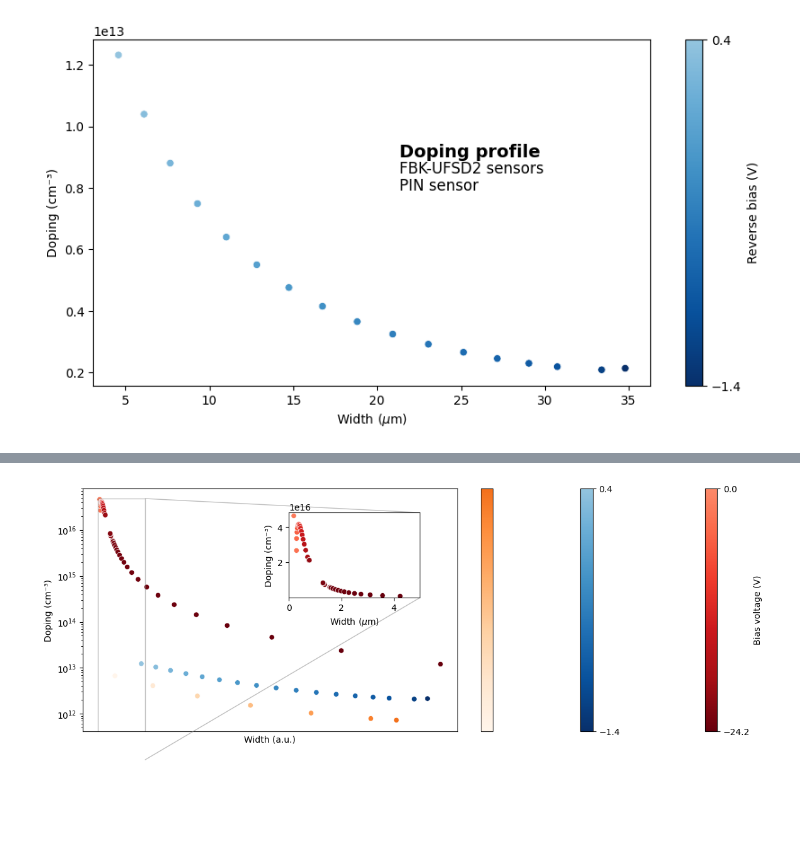
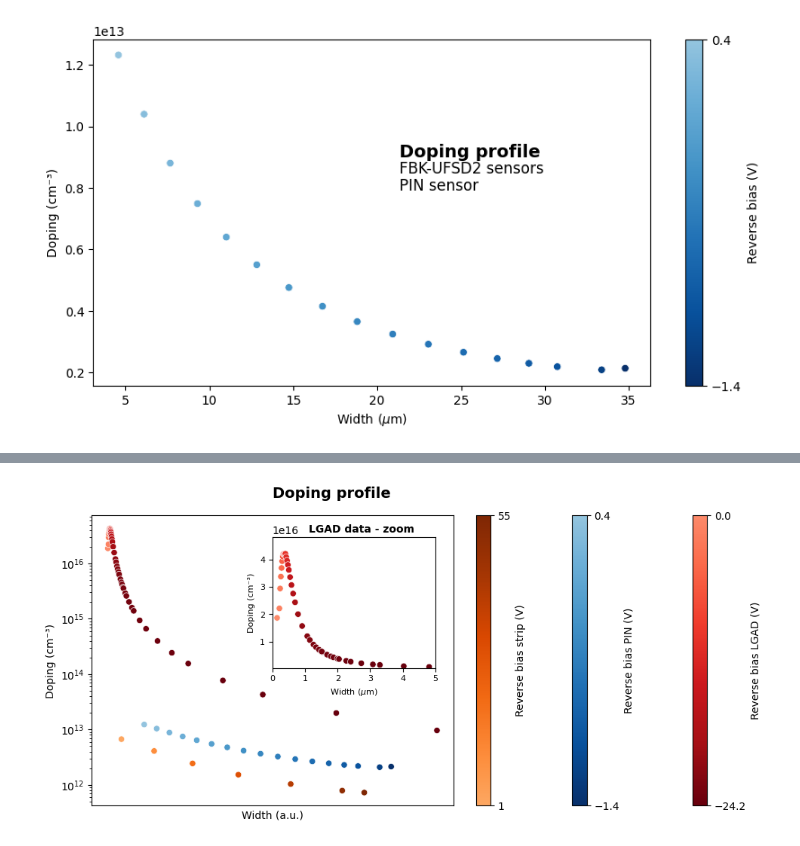
Before and after one commit to GiorgioAlbertoLucia/LabFNS2, a Jupyter notebook: Probe-station/src/test_depletion.ipynb, the cells around one changed output, grey strips where cells are left out. Drawn from its saved outputs; the diff is of its cells as text; code cells hidden in the pictures; blank space fills up the shorter version.

Commit message:
Improved plots for depletion studies

```diff
--- a/Probe-station/src/test_depletion.ipynb
+++ b/Probe-station/src/test_depletion.ipynb
@@ -109,6 +109,9 @@ cbar.set_label("V")
 plt.show()
 # %% [output]
 [figure]
+# %%
+from matplotlib.ticker import ScalarFormatter
+formatter = ScalarFormatter(useMathText=True)
 # %%
 PinDF = pd.read_csv("../data/output/depletion_voltage_PiN_verbose.txt", delim_whitespace=True, index_col=0)
 LGADDF = pd.read_csv("../data/output/depletion_voltage_LGAD_verbose.txt", delim_whitespace=True, index_col=0)
@@ -224,10 +236,11 @@ LGADDF["W"]=LGADDF["W"]*0.7   # put this in a.u. -> better comparison
 StripDF["W"]=StripDF["W"]/10
 # %%
 # Create a scatterplot
-f, ax = plt.subplots(figsize=(13, 5))
+f, ax = plt.subplots(figsize=(15, 5))
+ax.yaxis.set_major_formatter(formatter)
 
 cmap1 = cmr.get_sub_cmap('Reds_r', 0.0, .6)
-cmap3 = cmr.get_sub_cmap('Oranges', 0.0, .6)
+cmap3 = cmr.get_sub_cmap('Oranges', 0.4, 1)
 cmap2 = cmr.get_sub_cmap('Blues_r', 0.0, .6)
 
 scatter1 = sns.scatterplot(data=LGADDF, x="W", y="NB", hue="V", palette=cmap1, ax=ax, label="LGAD", color="red", legend=None)
@@ -240,45 +253,51 @@ ax.set_xlabel("Width (a.u.)")
 ax.set_xticks([])
 ax.set_ylabel("Doping (cm⁻³)")
 
+# Add title
+ax.text(0.5, 1.1, "Doping profile", transform=ax.transAxes, fontsize=14, fontweight='bold', va='top')
+
 # Add text on the plot
-ax.text(0.55, 0.8, "Doping profile", transform=ax.transAxes, fontsize=14, fontweight='bold', va='top')
-ax.text(0.55, 0.75, "FBK-UFSD2 sensors", transform=ax.transAxes, fontsize=12, va='top')
+#ax.text(0.55, 0.8, "Doping profile", transform=ax.transAxes, fontsize=14, fontweight='bold', va='top')
+#ax.text(0.55, 0.75, "FBK-UFSD2 sensors", transform=ax.transAxes, fontsize=12, va='top')
 
 # Create a ScalarMappable to map your values to colors
 norm1 = plt.Normalize(LGADDF['V'].min(), LGADDF['V'].max())
 sm1 = cm.ScalarMappable(cmap=cmap1, norm=norm1)
 sm1.set_array([])
 
 norm2 = plt.Normalize(PinDF['V'].min(), PinDF['V'].max())
 sm2 = cm.ScalarMappable(cmap=cmap2, norm=norm2)
 sm2.set_array([])
 
 norm3 = plt.Normalize(StripDF['V'].min(), StripDF['V'].max())
 sm3 = cm.ScalarMappable(cmap=cmap3, norm=norm3)
 sm3.set_array([])
 
 # Add a zoomed-in panel to the top right part of the plot
-axins = ax.inset_axes([0.55, 0.55, 0.35, 0.35])
+axins = ax.inset_axes([0.5, 0.475, 0.45, 0.45])
 sns.scatterplot(data=LGADDF[LGADDF['W'] < 5], x="W", y="NB", hue="V", palette=cmap, ax=axins, label="LGAD", color="red", alpha=1, legend=None)
 axins.set_xlim(0, 5)
-axins.set_ylim(1e11, 4.83e16)
-axins.set_xlabel("Width ($\mu$m)")
-axins.set_ylabel("Doping (cm⁻³)")
-ax.indicate_inset_zoom(axins)
+axins.set_ylim(3e14, 4.83e16)
+axins.set_xlabel("Width ($\mu$m)", fontsize=8)
+axins.tick_params(axis='x', labelsize=8)
+axins.tick_params(axis='y', labelsize=8)
+axins.set_ylabel("Doping (cm⁻³)", fontsize=8)
+axins.text(0.6, 0.97, "LGAD data - zoom", transform=ax.transAxes, fontsize=10, fontweight='bold', va='top')
+#ax.indicate_inset_zoom(axins)
 
 # Add colorbars
 cbar1 = plt.colorbar(sm1, ax=ax, orientation="vertical", ticks=[LGADDF['V'].min(), LGADDF['V'].max()])
 cbar1.set_label("Reverse bias LGAD (V)")
 
 cbar2 = plt.colorbar(sm2, ax=ax, orientation="vertical", ticks=[PinDF['V'].min(), PinDF['V'].max()])
 cbar2.set_label("Reverse bias PIN (V)")
 
-cbar3 = plt.colorbar(sm3, ax=ax, orientation="vertical", ticks=[PinDF['V'].min(), PinDF['V'].max()])
-cbar3.set_label("Reverse bias PIN (V)")
+cbar3 = plt.colorbar(sm3, ax=ax, orientation="vertical", ticks=[StripDF['V'].min(), StripDF['V'].max()])
+cbar3.set_label("Reverse bias strip (V)")
 
-# Create the legend with the separate handles and labels
-#ax.legend(loc='upper right', bbox_to_anchor=(1.2, 1.0), ncol=3, fancybox=True, shadow=True, title="Bias voltage (V)", labelspacing=1.2, handlelength=1.5, handletextpad=0.5, borderpad=1.2)
+# Adjust the spacing between the subplots
+plt.subplots_adjust(wspace=0.3, right=0.75)
 
-plt.savefig("../data/output/doping_prof_comp.pdf", bbox_inches='tight')
+plt.savefig("../data/output/Figures/doping_prof_comp.pdf", bbox_inches='tight')
 # %% [output]
-[figure, old version]
+[figure, new version]
```
Also changed, not shown: parts of 2 cells of this notebook, 18 other files.
